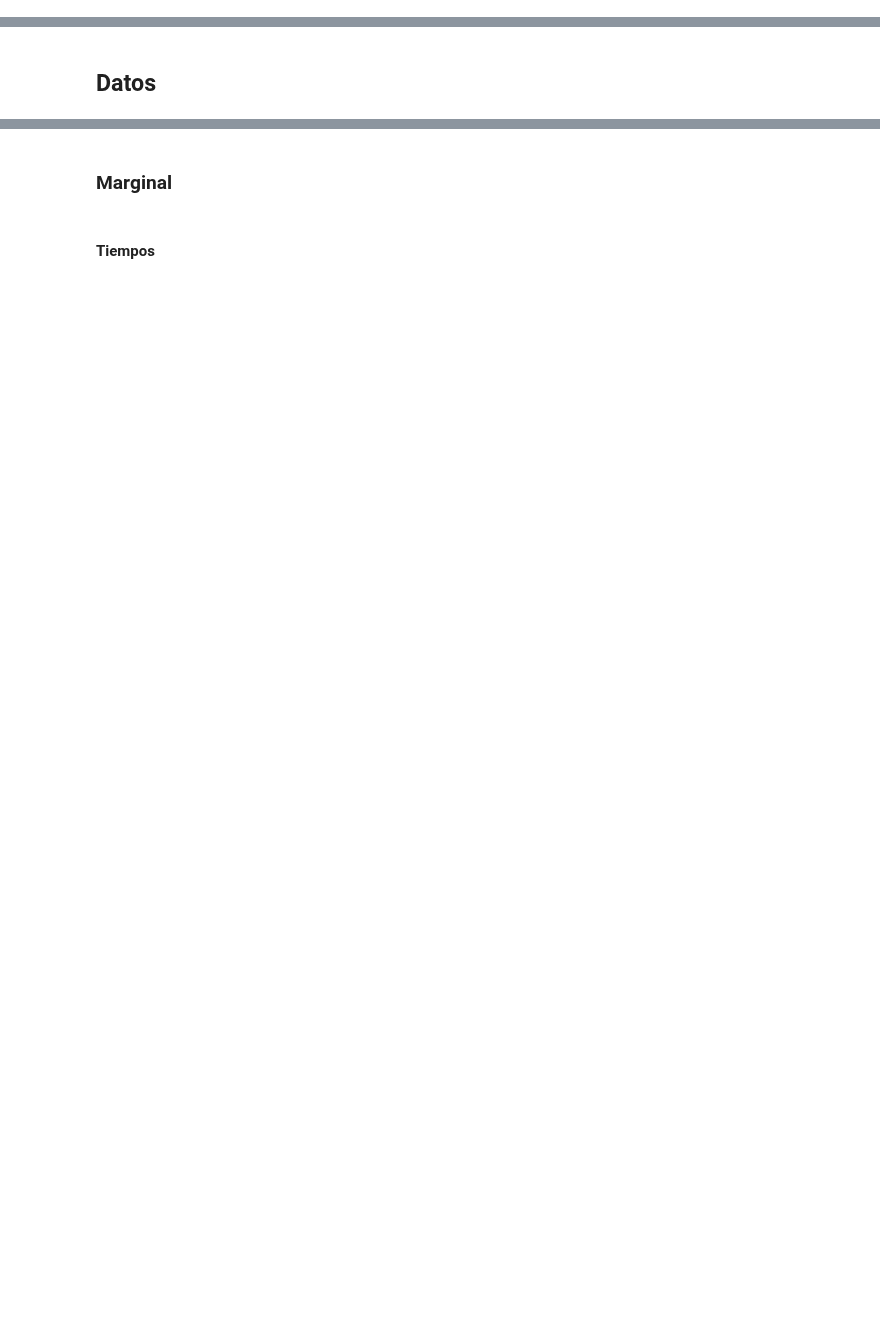
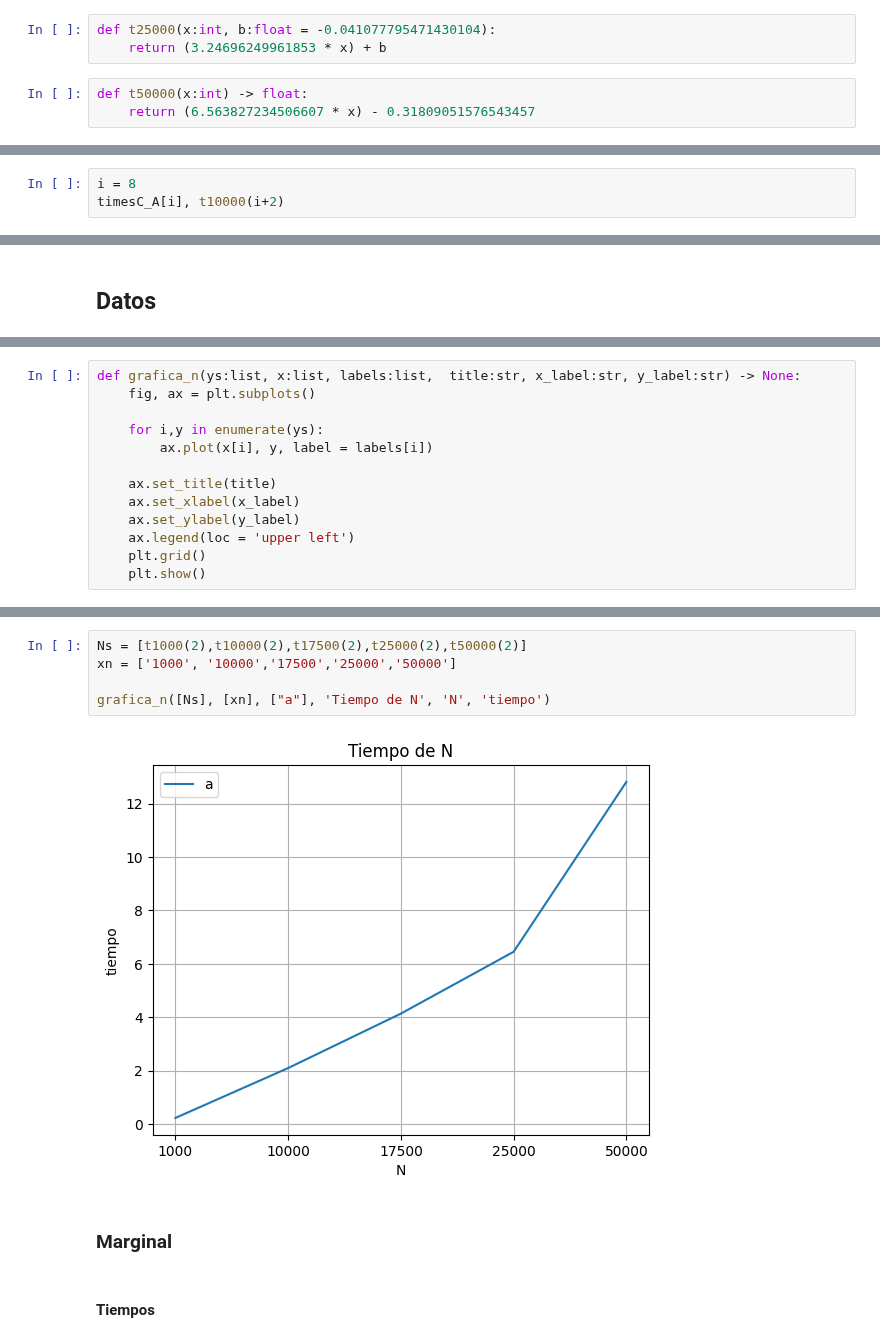
Before and after one commit to robertorys/Tesis, a Jupyter notebook: Test_mib_v2_3_2.ipynb, the cells around one changed output, grey strips where cells are left out. Cells and saved outputs as stored; diff of their text form; blank space fills up the shorter version.

```diff
--- a/Test_mib_v2_3_2.ipynb
+++ b/Test_mib_v2_3_2.ipynb
@@ -569,0 +577,6 @@ for i in range(n):
+# %%
+def t25000(x:int, b:float = -0.041077795471430104):
+    return (3.24696249961853 * x) + b
+# %%
+def t50000(x:int) -> float:
+    return (6.563827234506607 * x) - 0.31809051576543457
@@ -569,0 +608,3 @@ for i in range(n):
+# %%
+i = 8
+timesC_A[i], t10000(i+2)
@@ -638,6 +669,19 @@ def grafica2(list1, list2, title1, title2, xn, x_label, y_label):
     ax[1].set_ylabel(y_label)
 
     plt.show()
+# %%
+def grafica_n(ys:list, x:list, labels:list,  title:str, x_label:str, y_label:str) -> None:
+    fig, ax = plt.subplots()
+
+    for i,y in enumerate(ys):
+        ax.plot(x[i], y, label = labels[i])
+
+    ax.set_title(title)
+    ax.set_xlabel(x_label)
+    ax.set_ylabel(y_label)
+    ax.legend(loc = 'upper left')
+    plt.grid()
+    plt.show()
 # %%
 def grafica(list1, list2, label1, label2, title, xn, x_label, y_label):
     fig, ax = plt.subplots()
@@ -653,5 +697,12 @@ def grafica(list1, list2, label1, label2, title, xn, x_label, y_label):
     # Mostrar las gráficas
     plt.show()
+# %%
+Ns = [t1000(2),t10000(2),t17500(2),t25000(2),t50000(2)]
+xn = ['1000', '10000','17500','25000','50000']
+
+grafica_n([Ns], [xn], ["a"], 'Tiempo de N', 'N', 'tiempo')
+# %% [output]
+[figure, added]
 # %% [markdown]
 ### Marginal
 # %% [markdown]
```
Also changed, not shown: parts of 79 cells of this notebook, 5 other files.
